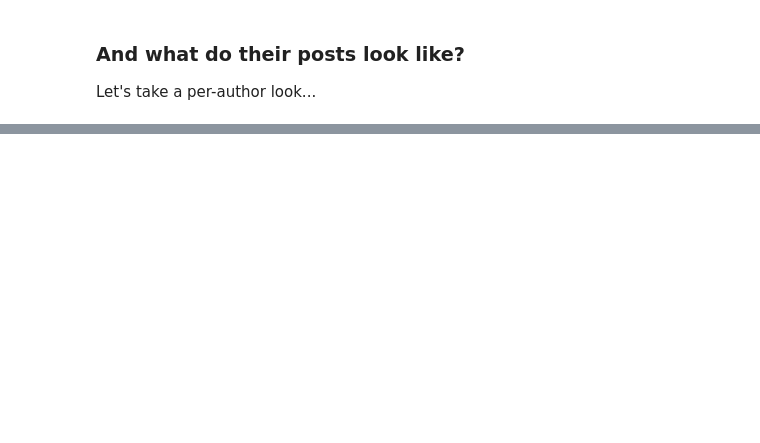
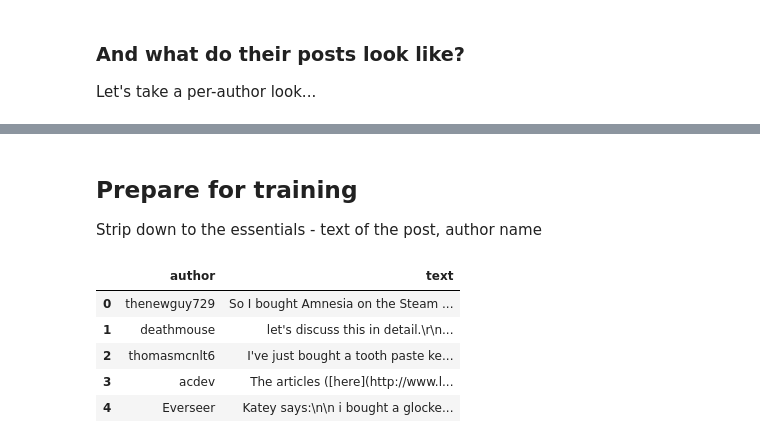
Before and after one commit to EdwardDixon/authorship, a Jupyter notebook: src/explore_the_data.ipynb, the cells around one changed output, grey strips where cells are left out. Cells and saved outputs as stored; diff of their text form; code cells hidden in the pictures; blank space fills up the shorter version.

```diff
--- a/src/explore_the_data.ipynb
+++ b/src/explore_the_data.ipynb
@@ -114,0 +123,21 @@ samples
+# %% [markdown]
+## Prepare for training
+Strip down to the essentials - text of the post, author name
+# %%
+post_author = []
+post_content = []
+for p in posts:
+    if p['author'] != '[deleted]' and author_counts[p['author']] >= 10:
+        post_author.append(p['author'])
+        post_content.append(p['selftext'])
+
+df_post_and_author = pd.DataFrame({"author":post_author, "text":post_content})
+df_post_and_author.to_csv("../data/sample_author_and_post.csv", index=False)
+df_post_and_author.head()
+# %% [output]
+|  | author | text |
+| 0 | thenewguy729 | So I bought Amnesia on the Steam ... |
+| 1 | deathmouse | let's discuss this in detail.\r\n... |
+| 2 | thomasmcnlt6 | I've just bought a tooth paste ke... |
+| 3 | acdev | The articles ([here](http://www.l... |
+| 4 | Everseer | Katey says:\n\n i bought a glocke... |
```
Also changed, not shown: parts of 15 cells of this notebook.
